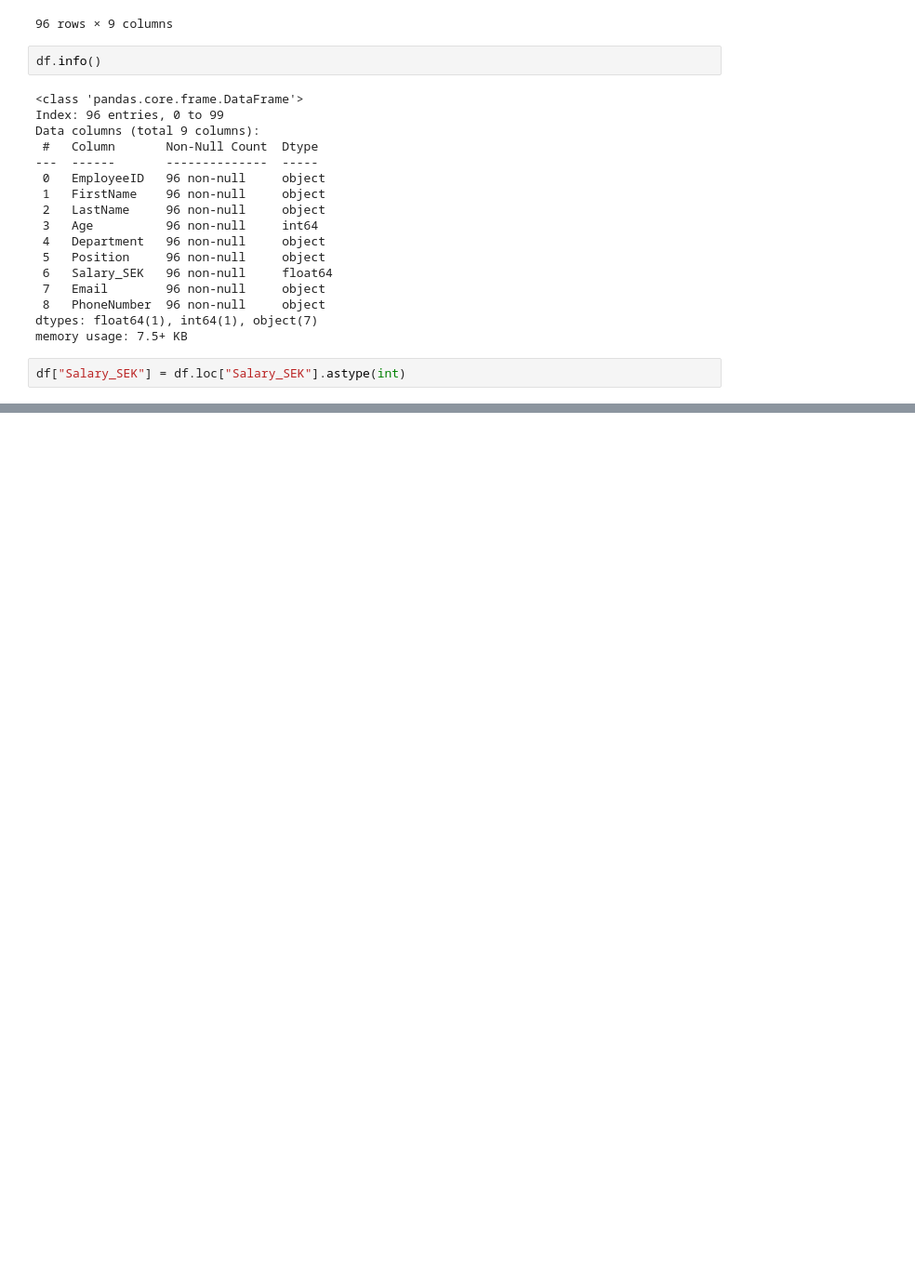
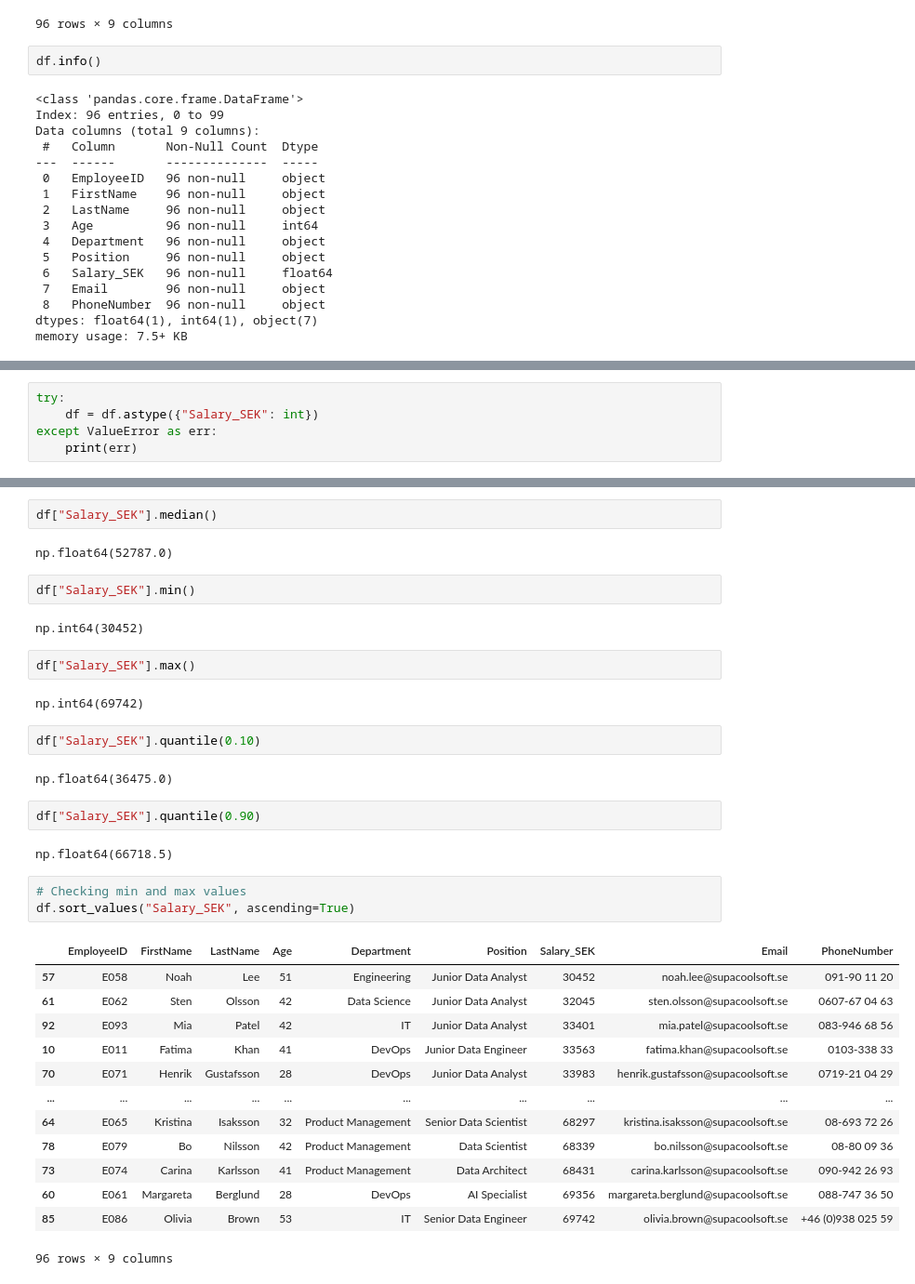
Before and after one commit to LouiseLuoto/Fullstack_data_louise_luoto, a Jupyter notebook: exercises/exercise1_data_processing.ipynb, the cells around one changed output, grey strips where cells are left out. Shown at 93% size. Saved outputs shown, nothing was run; the diff lists cells and outputs as text; blank space fills up the shorter version.

```diff
--- a/exercises/exercise1_data_processing.ipynb
+++ b/exercises/exercise1_data_processing.ipynb
@@ -146,5 +148,3 @@ Data columns (total 9 columns):
  8   PhoneNumber  96 non-null     object
 dtypes: float64(1), int64(1), object(7)
 memory usage: 7.5+ KB
-# %%
-df["Salary_SEK"] = df.loc["Salary_SEK"].astype(int)
@@ -154,0 +151,5 @@ b) See if there are some null values that you can fill in based on your domain k
+# %%
+try:
+    df = df.astype({"Salary_SEK": int})
+except ValueError as err:
+    print(err)
@@ -154,0 +181,37 @@ b) See if there are some null values that you can fill in based on your domain k
+# %%
+df["Salary_SEK"].median()
+# %% [output]
+np.float64(52787.0)
+# %%
+df["Salary_SEK"].min()
+# %% [output]
+np.int64(30452)
+# %%
+df["Salary_SEK"].max()
+# %% [output]
+np.int64(69742)
+# %%
+df["Salary_SEK"].quantile(0.10)
+# %% [output]
+np.float64(36475.0)
+# %%
+df["Salary_SEK"].quantile(0.90)
+# %% [output]
+np.float64(66718.5)
+# %%
+# Checking min and max values
+df.sort_values("Salary_SEK", ascending=True)
+# %% [output]
+|  | EmployeeID | FirstName | LastName | Age | Department | Position | Salary_SEK | Email | PhoneNumber |
+| 57 | E058 | Noah | Lee | 51 | Engineering | Junior Data Analyst | 30452 | noah.lee@supacoolsoft.se | 091-90 11 20 |
+| 61 | E062 | Sten | Olsson | 42 | Data Science | Junior Data Analyst | 32045 | sten.olsson@supacoolsoft.se | 0607-67 04 63 |
+| 92 | E093 | Mia | Patel | 42 | IT | Junior Data Analyst | 33401 | mia.patel@supacoolsoft.se | 083-946 68 56 |
+| 10 | E011 | Fatima | Khan | 41 | DevOps | Junior Data Engineer | 33563 | fatima.khan@supacoolsoft.se | 0103-338 33 |
+| 70 | E071 | Henrik | Gustafsson | 28 | DevOps | Junior Data Analyst | 33983 | henrik.gustafsson@supacoolsoft.se | 0719-21 04 29 |
+| ... | ... | ... | ... | ... | ... | ... | ... | ... | ... |
+| 64 | E065 | Kristina | Isaksson | 32 | Product Management | Senior Data Scientist | 68297 | kristina.isaksson@supacoolsoft.se | 08-693 72 26 |
+| 78 | E079 | Bo | Nilsson | 42 | Product Management | Data Scientist | 68339 | bo.nilsson@supacoolsoft.se | 08-80 09 36 |
+| 73 | E074 | Carina | Karlsson | 41 | Product Management | Data Architect | 68431 | carina.karlsson@supacoolsoft.se | 090-942 26 93 |
+| 60 | E061 | Margareta | Berglund | 28 | DevOps | AI Specialist | 69356 | margareta.berglund@supacoolsoft.se | 088-747 36 50 |
+| 85 | E086 | Olivia | Brown | 53 | IT | Senior Data Engineer | 69742 | olivia.brown@supacoolsoft.se | +46 (0)938 025 59 |
+96 rows × 9 columns
```
Also changed, not shown: parts of 7 cells of this notebook.
